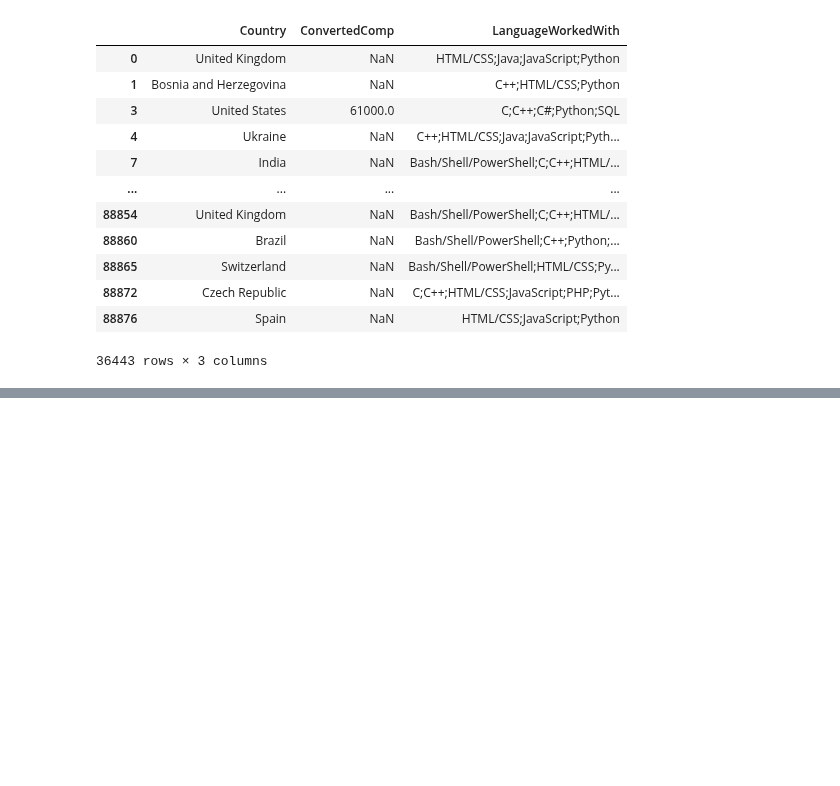
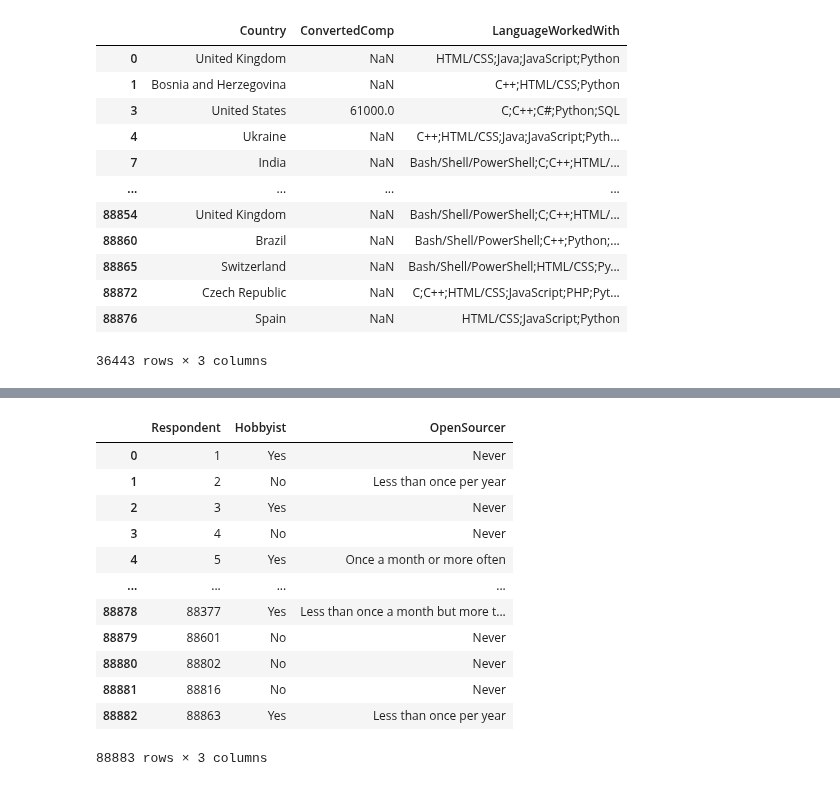
Before and after one commit to Raghav087/Python, a Jupyter notebook: pandas.ipynb, the cells around one changed output, grey strips where cells are left out. Saved outputs shown, nothing was run; the diff lists cells and outputs as text; code cells hidden in the pictures; blank space fills up the shorter version.

```diff
--- a/pandas.ipynb
+++ b/pandas.ipynb
@@ -429,3 +481,6 @@ df.loc[filt,['Country','ConvertedComp','LanguageWorkedWith']]
 | 88872 | Czech Republic | NaN | C;C++;HTML/CSS;JavaScript;PHP;Pyt... |
 | 88876 | Spain | NaN | HTML/CSS;JavaScript;Python |
 36443 rows × 3 columns
+# %%
+df1=df.iloc[:,:5]
+df1.head(3)
@@ -431,0 +492,5 @@ df.loc[filt,['Country','ConvertedComp','LanguageWorkedWith']]
+# %%
+#Replacing values in multiple columns with new values.
+filt=(df1['Hobbyist']=='Yes') & (df1['OpenSourcer']=='Never')
+df1.loc[filt,['Hobbyist','Opensourcer']]=['No','Sometimes']
+df1.head(3)
@@ -431,0 +502,4 @@ df.loc[filt,['Country','ConvertedComp','LanguageWorkedWith']]
+# %%
+df1['Hobbyist']=df1['Hobbyist'].replace({'Yes':True,'No':False})
+df1.head(3) #The 'replace' function can be used to replace values in one column with new values.
+#For replacing values across multiple columns, the indexing method with 'loc' function is better.
@@ -431,0 +511,18 @@ df.loc[filt,['Country','ConvertedComp','LanguageWorkedWith']]
+# %%
+df1.drop(columns=['MainBranch','OpenSource'])
+#The 'drop' function is used to remove specified columns from dataframe.
+#We can also specify 'inplace=True' option to overwrite these changes on the dataframe 'df1'.
+# %% [output]
+|  | Respondent | Hobbyist | OpenSourcer |
+| 0 | 1 | Yes | Never |
+| 1 | 2 | No | Less than once per year |
+| 2 | 3 | Yes | Never |
+| 3 | 4 | No | Never |
+| 4 | 5 | Yes | Once a month or more often |
+| ... | ... | ... | ... |
+| 88878 | 88377 | Yes | Less than once a month but more t... |
+| 88879 | 88601 | No | Never |
+| 88880 | 88802 | No | Never |
+| 88881 | 88816 | No | Never |
+| 88882 | 88863 | Yes | Less than once per year |
+88883 rows × 3 columns
```
Also changed, not shown: parts of 12 cells of this notebook.
